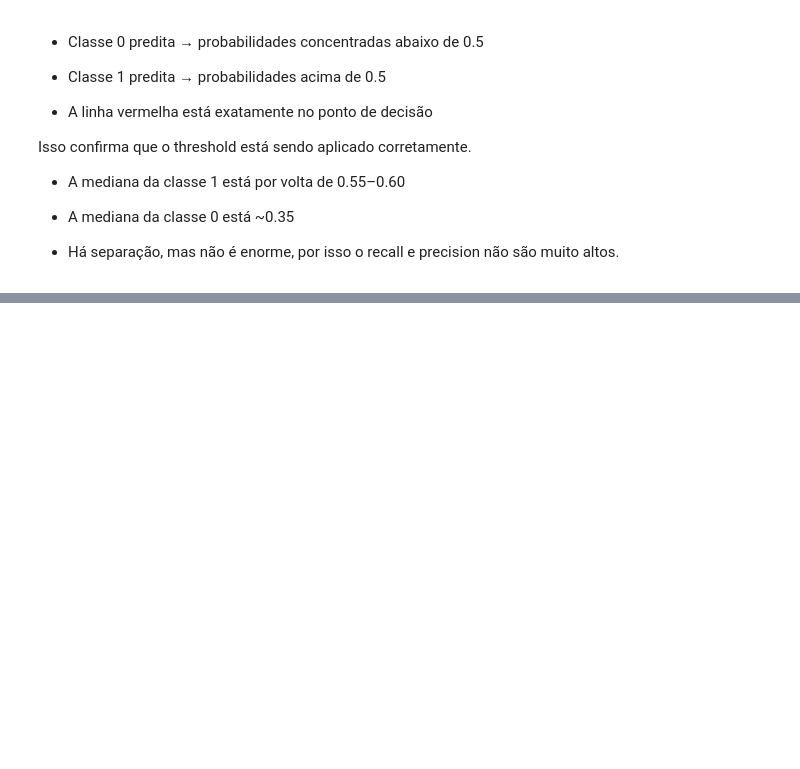
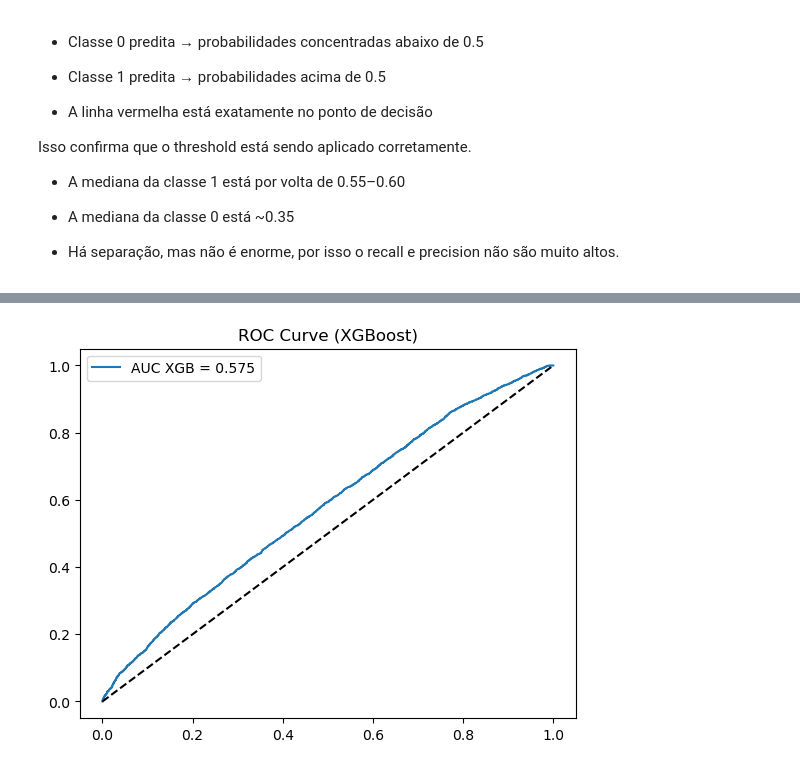
Before and after one commit to andradewagner/kmeansclustering, a Jupyter notebook: scikit-learn-26e1-2.ipynb, the cells around one changed output, grey strips where cells are left out. Cells and saved outputs as stored; diff of their text form; code cells hidden in the pictures; blank space fills up the shorter version.

```diff
--- a/scikit-learn-26e1-2.ipynb
+++ b/scikit-learn-26e1-2.ipynb
@@ -544,0 +1112,2 @@ print("Classification Report (Árvore de Decisão):\n", classification_report(y_
+# %%
+random_search_xgb.fit(x_train, y_train)
@@ -544,0 +1213,8 @@ print("Classification Report (Árvore de Decisão):\n", classification_report(y_
+# %%
+plt.plot(fpr_xgb, tpr_xgb, label='AUC XGB = {:.3f}'.format(auc_xgb))
+plt.plot([0, 1], [0, 1], 'k--')
+plt.title('ROC Curve (XGBoost)')
+plt.legend()
+plt.show()
+# %% [output]
+[figure, added]
```
Also changed, not shown: parts of 61 cells of this notebook, 1 other file.
